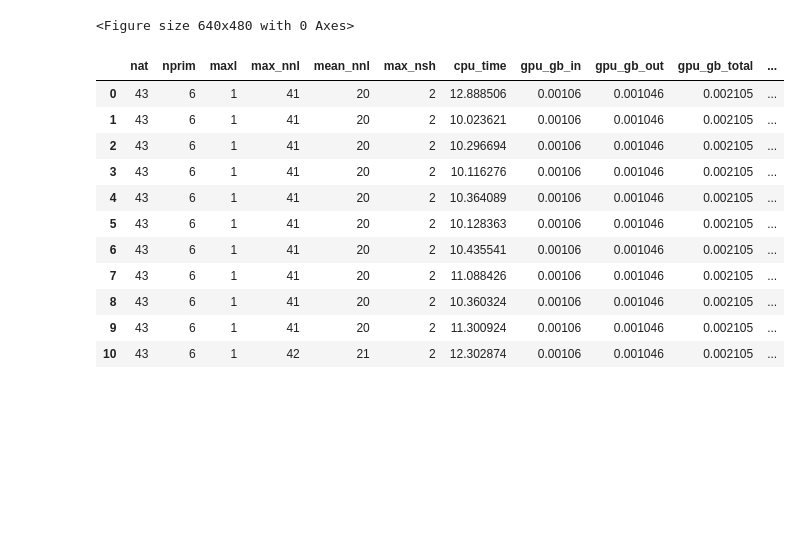
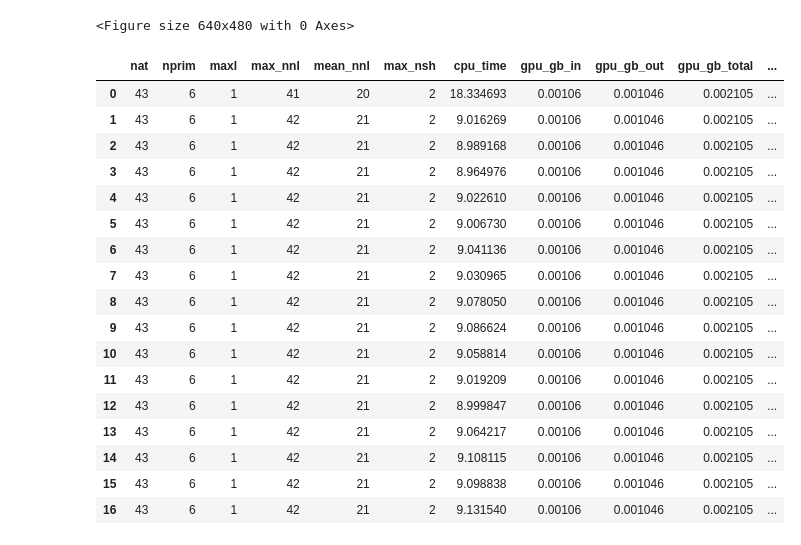
Before and after one commit to tornikeo/tblite, a Jupyter notebook: notes/make_figures.ipynb, the cells around one changed output. Cells and saved outputs as stored; diff of their text form; code cells hidden in the pictures; blank space fills up the shorter version.

```diff
--- a/notes/make_figures.ipynb
+++ b/notes/make_figures.ipynb
@@ -258,22 +258,34 @@ plt.savefig('notes/figures/performance_pie.png', dpi=300, bbox_inches='tight')
 [figure]
 <Figure size 640x480 with 0 Axes>
 # %%
-df = pd.read_csv(f'notes/data/h200_batch/1cpu.csv')
-df['gpu_type'] = 'h200_batch'
+import pandas as pd
+import numpy as np
+import os
+import matplotlib.pyplot as plt
+import seaborn as sns
+
+df = pd.read_csv(f'notes/data/h100_batch/1cpu.csv')
+df['gpu_type'] = 'h100_batch'
 df
 # %% [output]
 |  | nat | nprim | maxl | max_nnl | mean_nnl | max_nsh | cpu_time | gpu_gb_in | gpu_gb_out | gpu_gb_total | ... |
-| 0 | 43 | 6 | 1 | 41 | 20 | 2 | 12.888506 | 0.00106 | 0.001046 | 0.002105 | ... |
-| 1 | 43 | 6 | 1 | 41 | 20 | 2 | 10.023621 | 0.00106 | 0.001046 | 0.002105 | ... |
-| 2 | 43 | 6 | 1 | 41 | 20 | 2 | 10.296694 | 0.00106 | 0.001046 | 0.002105 | ... |
-| 3 | 43 | 6 | 1 | 41 | 20 | 2 | 10.116276 | 0.00106 | 0.001046 | 0.002105 | ... |
-| 4 | 43 | 6 | 1 | 41 | 20 | 2 | 10.364089 | 0.00106 | 0.001046 | 0.002105 | ... |
-| 5 | 43 | 6 | 1 | 41 | 20 | 2 | 10.128363 | 0.00106 | 0.001046 | 0.002105 | ... |
-| 6 | 43 | 6 | 1 | 41 | 20 | 2 | 10.435541 | 0.00106 | 0.001046 | 0.002105 | ... |
-| 7 | 43 | 6 | 1 | 41 | 20 | 2 | 11.088426 | 0.00106 | 0.001046 | 0.002105 | ... |
-| 8 | 43 | 6 | 1 | 41 | 20 | 2 | 10.360324 | 0.00106 | 0.001046 | 0.002105 | ... |
-| 9 | 43 | 6 | 1 | 41 | 20 | 2 | 11.300924 | 0.00106 | 0.001046 | 0.002105 | ... |
-| 10 | 43 | 6 | 1 | 42 | 21 | 2 | 12.302874 | 0.00106 | 0.001046 | 0.002105 | ... |
+| 0 | 43 | 6 | 1 | 41 | 20 | 2 | 18.334693 | 0.00106 | 0.001046 | 0.002105 | ... |
+| 1 | 43 | 6 | 1 | 42 | 21 | 2 | 9.016269 | 0.00106 | 0.001046 | 0.002105 | ... |
+| 2 | 43 | 6 | 1 | 42 | 21 | 2 | 8.989168 | 0.00106 | 0.001046 | 0.002105 | ... |
+| 3 | 43 | 6 | 1 | 42 | 21 | 2 | 8.964976 | 0.00106 | 0.001046 | 0.002105 | ... |
+| 4 | 43 | 6 | 1 | 42 | 21 | 2 | 9.022610 | 0.00106 | 0.001046 | 0.002105 | ... |
+| 5 | 43 | 6 | 1 | 42 | 21 | 2 | 9.006730 | 0.00106 | 0.001046 | 0.002105 | ... |
+| 6 | 43 | 6 | 1 | 42 | 21 | 2 | 9.041136 | 0.00106 | 0.001046 | 0.002105 | ... |
+| 7 | 43 | 6 | 1 | 42 | 21 | 2 | 9.030965 | 0.00106 | 0.001046 | 0.002105 | ... |
+| 8 | 43 | 6 | 1 | 42 | 21 | 2 | 9.078050 | 0.00106 | 0.001046 | 0.002105 | ... |
+| 9 | 43 | 6 | 1 | 42 | 21 | 2 | 9.086624 | 0.00106 | 0.001046 | 0.002105 | ... |
+| 10 | 43 | 6 | 1 | 42 | 21 | 2 | 9.058814 | 0.00106 | 0.001046 | 0.002105 | ... |
+| 11 | 43 | 6 | 1 | 42 | 21 | 2 | 9.019209 | 0.00106 | 0.001046 | 0.002105 | ... |
+| 12 | 43 | 6 | 1 | 42 | 21 | 2 | 8.999847 | 0.00106 | 0.001046 | 0.002105 | ... |
+| 13 | 43 | 6 | 1 | 42 | 21 | 2 | 9.064217 | 0.00106 | 0.001046 | 0.002105 | ... |
+| 14 | 43 | 6 | 1 | 42 | 21 | 2 | 9.108115 | 0.00106 | 0.001046 | 0.002105 | ... |
+| 15 | 43 | 6 | 1 | 42 | 21 | 2 | 9.098838 | 0.00106 | 0.001046 | 0.002105 | ... |
+| 16 | 43 | 6 | 1 | 42 | 21 | 2 | 9.131540 | 0.00106 | 0.001046 | 0.002105 | ... |
 # %%
 sns.set_style("whitegrid")
 plt.figure(figsize=(5,5), dpi=200)
```
Also changed, not shown: parts of 1 cell of this notebook, 6 other files.
